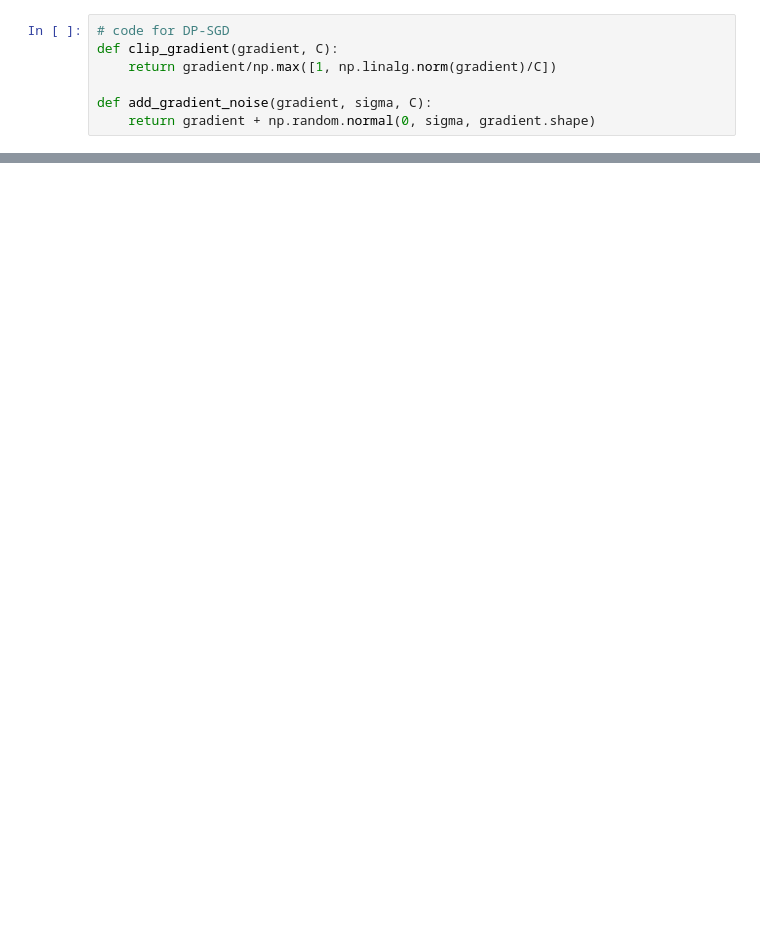
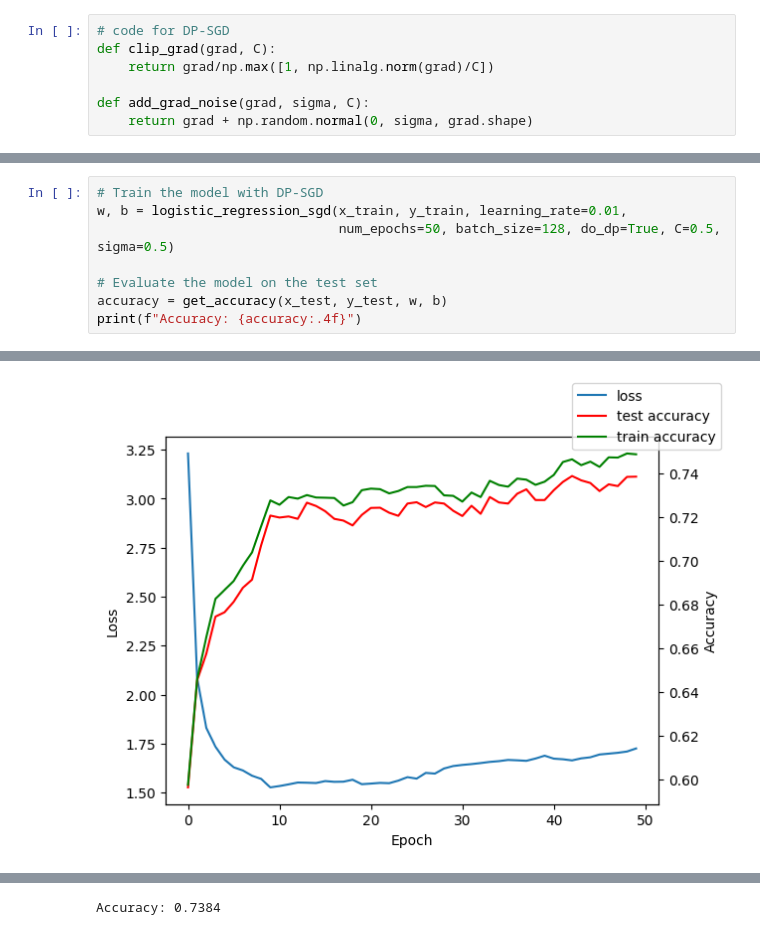
Before and after one commit to JohnF1103/ML-OPT-project, a Jupyter notebook: logistic_reg_fashion_dpsgd.ipynb, the cells around one changed output, grey strips where cells are left out. Cells and saved outputs as stored; diff of their text form; blank space fills up the shorter version.

Commit message:
graphs etc. DP implemented

```diff
--- a/logistic_reg_fashion_dpsgd.ipynb
+++ b/logistic_reg_fashion_dpsgd.ipynb
@@ -39,7 +1,7 @@ def show_image(image, label, actual_label):
 # %%
 # code for DP-SGD
-def clip_gradient(gradient, C):
-    return gradient/np.max([1, np.linalg.norm(gradient)/C])
+def clip_grad(grad, C):
+    return grad/np.max([1, np.linalg.norm(grad)/C])
 
-def add_gradient_noise(gradient, sigma, C):
-    return gradient + np.random.normal(0, sigma, gradient.shape)
+def add_grad_noise(grad, sigma, C):
+    return grad + np.random.normal(0, sigma, grad.shape)
@@ -143,0 +127,9 @@ Ankle boot 0.87
+# %%
+# Train the model with DP-SGD
+w, b = logistic_regression_sgd(x_train, y_train, learning_rate=0.01,
+                               num_epochs=50, batch_size=128, do_dp=True, C=0.5, sigma=0.5)
+
+# Evaluate the model on the test set
+accuracy = get_accuracy(x_test, y_test, w, b)
+print(f"Accuracy: {accuracy:.4f}")
+# %% [output]
@@ -143,0 +141 @@ Ankle boot 0.87
+[figure, added]
@@ -143,0 +143 @@ Ankle boot 0.87
+Accuracy: 0.7384
```
Also changed, not shown: parts of 7 cells of this notebook.
